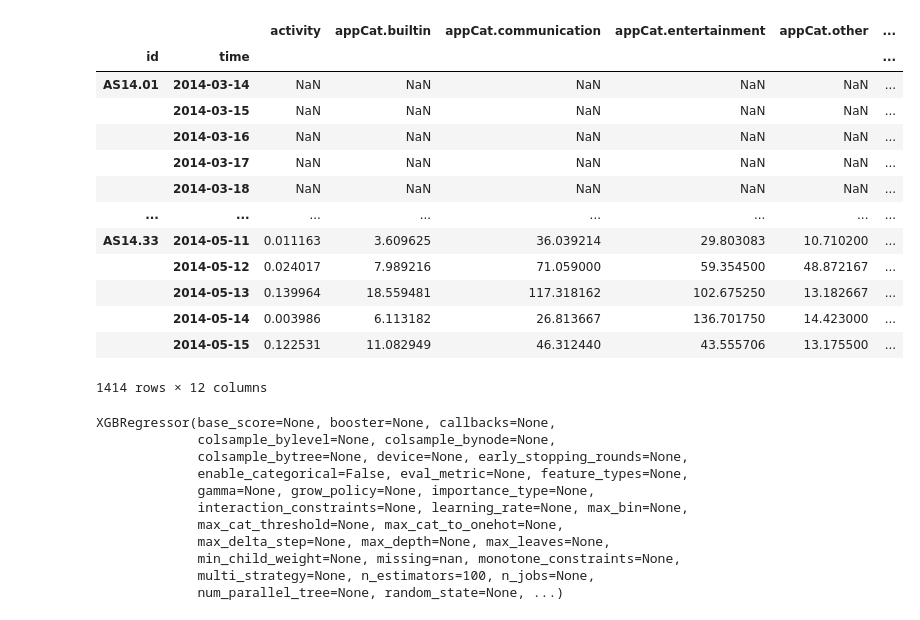
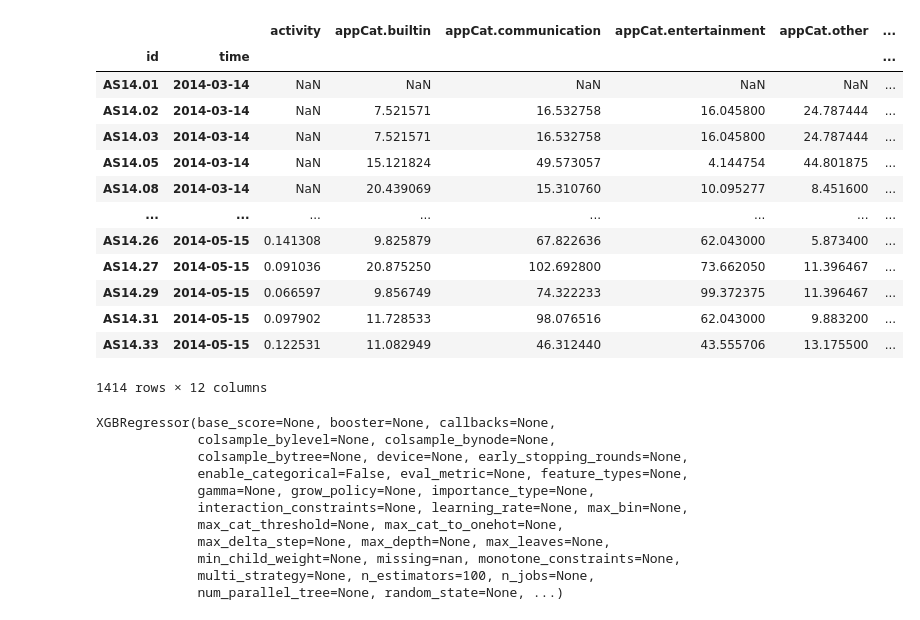
Before and after one commit to shreyaraghavendra/DTM_Group86, a Jupyter notebook: Assignment1/Feature_selection.ipynb, the cells around one changed output. Drawn from its saved outputs; the diff is of its cells as text; code cells hidden in the pictures.

Commit message:
refactoring and NB clean up

```diff
--- a/Assignment1/Feature_selection.ipynb
+++ b/Assignment1/Feature_selection.ipynb
@@ -15,21 +16,21 @@ Successfully installed xgboost-2.0.3
 # %%
 # Load the data
-df = pd.read_csv('data_cleaned.csv', index_col=['id', 'time'])
+df = pd.read_csv('data/df_rolling_window_imputation.csv', index_col=['id', 'time'])
 df
 # %% [output]
 |  |  | activity | appCat.builtin | appCat.communication | appCat.entertainment | appCat.other | ... |
 | id | time |  |  |  |  |  | ... |
 | AS14.01 | 2014-03-14 | NaN | NaN | NaN | NaN | NaN | ... |
-|  | 2014-03-15 | NaN | NaN | NaN | NaN | NaN | ... |
-|  | 2014-03-16 | NaN | NaN | NaN | NaN | NaN | ... |
-|  | 2014-03-17 | NaN | NaN | NaN | NaN | NaN | ... |
-|  | 2014-03-18 | NaN | NaN | NaN | NaN | NaN | ... |
+| AS14.02 | 2014-03-14 | NaN | 7.521571 | 16.532758 | 16.045800 | 24.787444 | ... |
+| AS14.03 | 2014-03-14 | NaN | 7.521571 | 16.532758 | 16.045800 | 24.787444 | ... |
+| AS14.05 | 2014-03-14 | NaN | 15.121824 | 49.573057 | 4.144754 | 44.801875 | ... |
+| AS14.08 | 2014-03-14 | NaN | 20.439069 | 15.310760 | 10.095277 | 8.451600 | ... |
 | ... | ... | ... | ... | ... | ... | ... | ... |
-| AS14.33 | 2014-05-11 | 0.011163 | 3.609625 | 36.039214 | 29.803083 | 10.710200 | ... |
-|  | 2014-05-12 | 0.024017 | 7.989216 | 71.059000 | 59.354500 | 48.872167 | ... |
-|  | 2014-05-13 | 0.139964 | 18.559481 | 117.318162 | 102.675250 | 13.182667 | ... |
-|  | 2014-05-14 | 0.003986 | 6.113182 | 26.813667 | 136.701750 | 14.423000 | ... |
-|  | 2014-05-15 | 0.122531 | 11.082949 | 46.312440 | 43.555706 | 13.175500 | ... |
+| AS14.26 | 2014-05-15 | 0.141308 | 9.825879 | 67.822636 | 62.043000 | 5.873400 | ... |
+| AS14.27 | 2014-05-15 | 0.091036 | 20.875250 | 102.692800 | 73.662050 | 11.396467 | ... |
+| AS14.29 | 2014-05-15 | 0.066597 | 9.856749 | 74.322233 | 99.372375 | 11.396467 | ... |
+| AS14.31 | 2014-05-15 | 0.097902 | 11.728533 | 98.076516 | 62.043000 | 9.883200 | ... |
+| AS14.33 | 2014-05-15 | 0.122531 | 11.082949 | 46.312440 | 43.555706 | 13.175500 | ... |
 1414 rows × 12 columns
 # %%
 df.reset_index(level='time', inplace=True)
```
Also changed, not shown: parts of 2 cells of this notebook, 8 other files.
